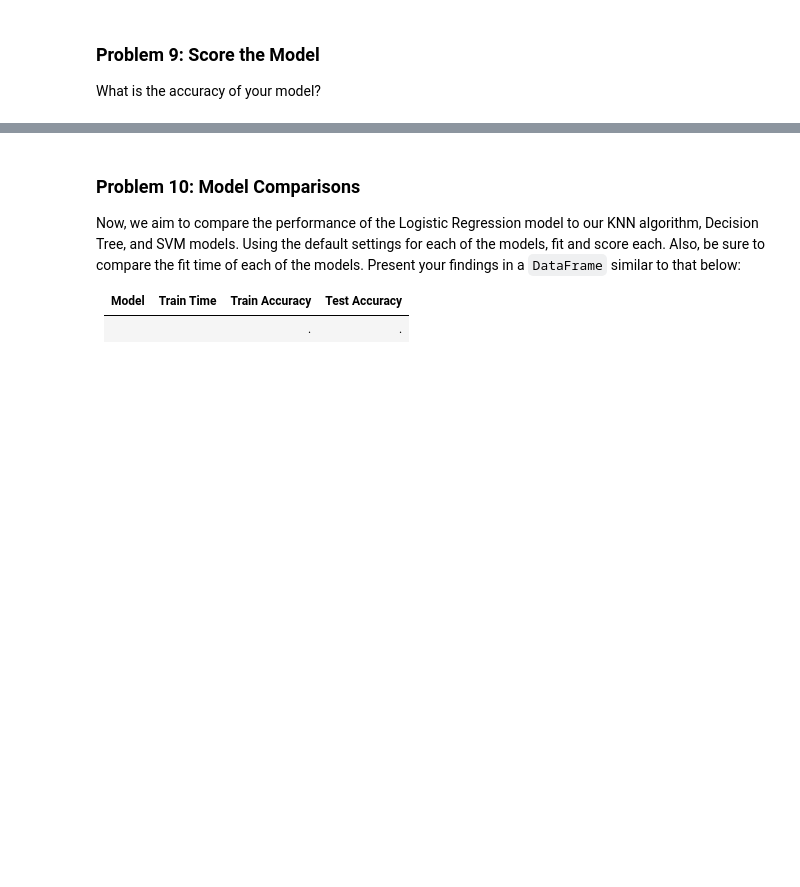
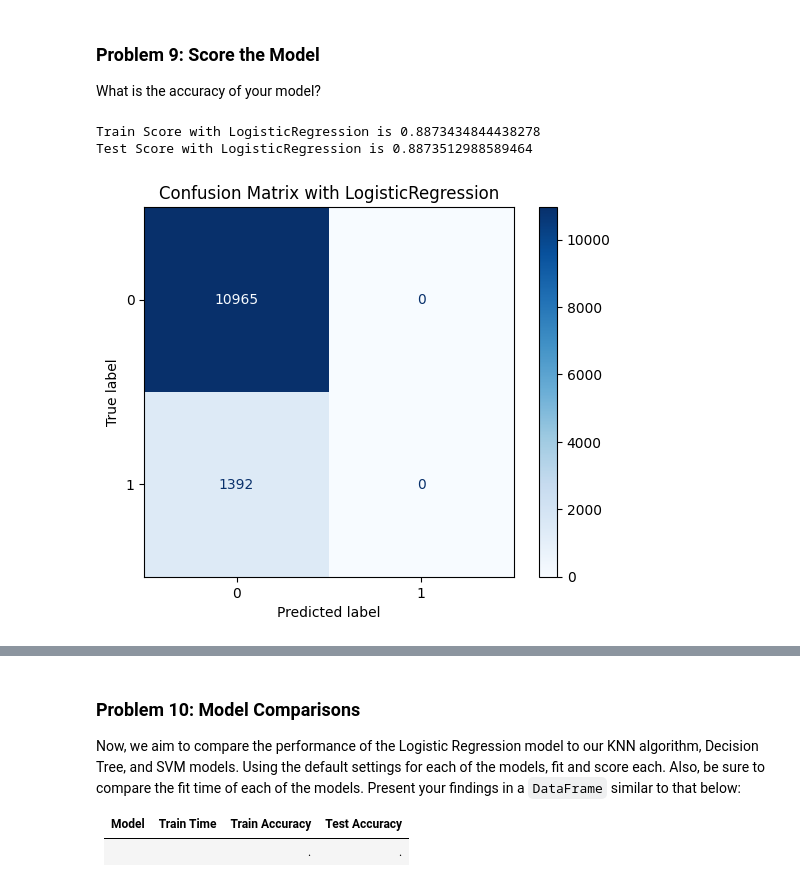
Before and after one commit to girishnath/machinelearning, a Jupyter notebook: comparing-classifiers/comparing-classifiers.ipynb, the cells around one changed output, grey strips where cells are left out. Saved outputs shown, nothing was run; the diff lists cells and outputs as text; code cells hidden in the pictures; blank space fills up the shorter version.

```diff
--- a/comparing-classifiers/comparing-classifiers.ipynb
+++ b/comparing-classifiers/comparing-classifiers.ipynb
@@ -120,7 +188,28 @@ Before we build our first model, we want to establish a baseline.  What is the b
 ### Problem 8: A Simple Model
 
 Use Logistic Regression to build a basic model on your data.
+# %%
+lr_estimator = LogisticRegression(max_iter=1000).fit(X_train, y_train)
 # %% [markdown]
 ### Problem 9: Score the Model
 
 What is the accuracy of your model?
+# %%
+lr_train_score = lr_estimator.score(X_train, y_train)
+lr_test_score = lr_estimator.score(X_test, y_test)
+print('Train Score with LogisticRegression is {}'.format(lr_train_score))
+print('Test Score with LogisticRegression is {}'.format(lr_test_score))
+# %% [output]
+Train Score with LogisticRegression is 0.8873434844438278
+Test Score with LogisticRegression is 0.8873512988589464
+# %%
+disp = ConfusionMatrixDisplay.from_estimator(
+        lr_estimator,
+        X_test,
+        y_test,
+        cmap=plt.cm.Blues,
+    )
+disp.ax_.set_title('Confusion Matrix with LogisticRegression')
+plt.show()
+# %% [output]
+[figure, added]
```
Also changed, not shown: parts of 43 cells of this notebook.
